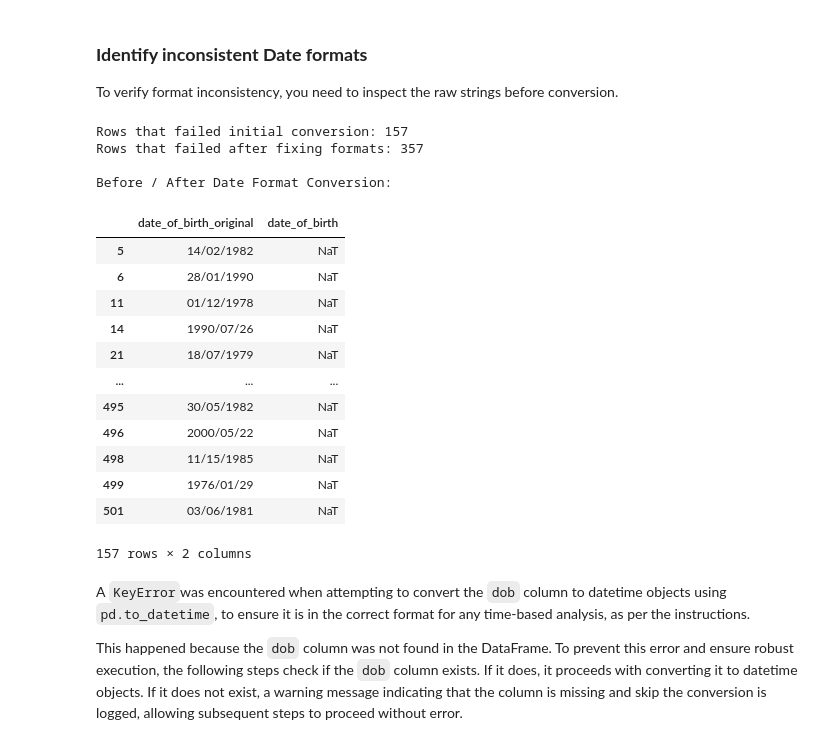
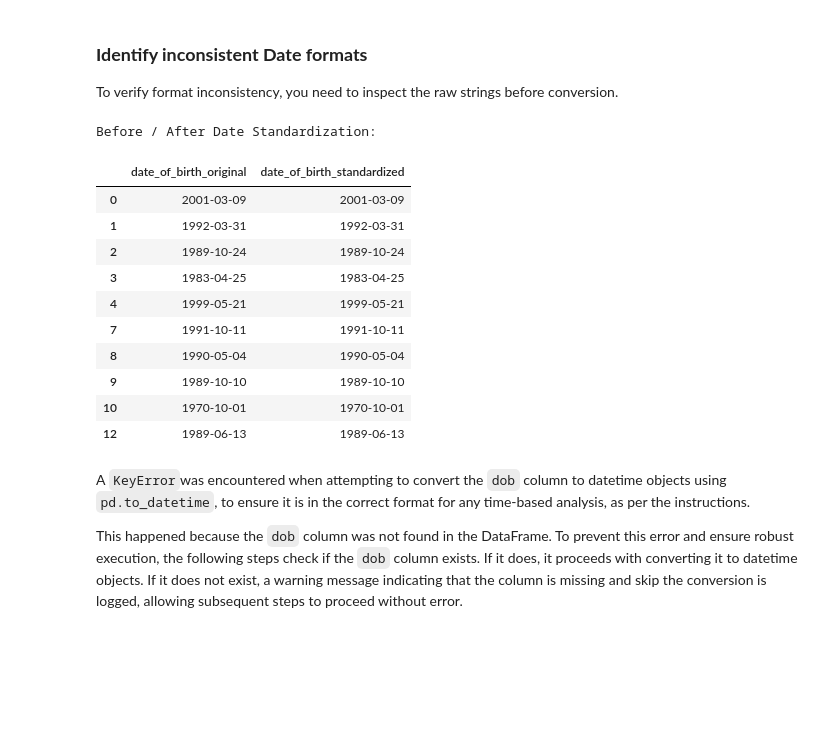
Before and after one commit to JonasKnosp/dego-project-team11-TXC, a Jupyter notebook: notebooks/01-data-quality.ipynb, the cells around one changed output. Saved outputs shown, nothing was run; the diff lists cells and outputs as text; code cells hidden in the pictures; blank space fills up the shorter version.

```diff
--- a/notebooks/01-data-quality.ipynb
+++ b/notebooks/01-data-quality.ipynb
@@ -113,56 +113,38 @@ None
 ### **Identify inconsistent Date formats**
 To verify format inconsistency, you need to inspect the raw strings before conversion.
 # %%
+import pandas as pd
 import numpy as np
-import pandas as pd
 
-# Store original date_of_birth for comparison
+# Keep original for comparison
 df['date_of_birth_original'] = df['date_of_birth']
 
-# --- Inconsistent Date Format Fix ---
-
-# 1. Replace empty strings with NaN
+# Replace empty strings with NaN
 df['date_of_birth'] = df['date_of_birth'].replace('', np.nan)
 
-# 2. Attempt initial conversion (to show issue, optional but useful for documentation)
-initial_conversion = pd.to_datetime(df['date_of_birth'], errors='coerce')
-initial_failed = df[initial_conversion.isna() & df['date_of_birth'].notna()]
+# Parse all dates flexibly (no need for infer_datetime_format)
+df['date_of_birth'] = pd.to_datetime(df['date_of_birth'], errors='coerce', dayfirst=False)
 
-print(f"Rows that failed initial conversion: {len(initial_failed)}")
+# Convert to ISO format (YYYY-MM-DD) as string for presentation
+df['date_of_birth_standardized'] = df['date_of_birth'].dt.strftime('%Y-%m-%d')
 
-# 3. Convert using dayfirst=True to standardize formats
-df['date_of_birth'] = pd.to_datetime(
-    df['date_of_birth'],
-    errors='coerce',
-    dayfirst=True
-)
-
-# 4. Final verification
-final_failed = df[df['date_of_birth'].isna() & df['date_of_birth_original'].notna()]
-print(f"Rows that failed after fixing formats: {len(final_failed)}")
-
-# 5. Create before/after table
-comparison_table = df.loc[initial_failed.index, ['date_of_birth_original', 'date_of_birth']]
-print("\nBefore / After Date Format Conversion:")
-display(comparison_table)
+# Show before / after
+comparison_table = df.loc[df['date_of_birth'].notna(), ['date_of_birth_original', 'date_of_birth_standardized']]
+print("Before / After Date Standardization:")
+display(comparison_table.head(10))
 # %% [output]
-Rows that failed initial conversion: 157
-Rows that failed after fixing formats: 357
-
-Before / After Date Format Conversion:
+Before / After Date Standardization:
-|  | date_of_birth_original | date_of_birth |
-| 5 | 14/02/1982 | NaT |
-| 6 | 28/01/1990 | NaT |
-| 11 | 01/12/1978 | NaT |
-| 14 | 1990/07/26 | NaT |
-| 21 | 18/07/1979 | NaT |
-| ... | ... | ... |
-| 495 | 30/05/1982 | NaT |
-| 496 | 2000/05/22 | NaT |
-| 498 | 11/15/1985 | NaT |
-| 499 | 1976/01/29 | NaT |
-| 501 | 03/06/1981 | NaT |
+|  | date_of_birth_original | date_of_birth_standardized |
+| 0 | 2001-03-09 | 2001-03-09 |
+| 1 | 1992-03-31 | 1992-03-31 |
+| 2 | 1989-10-24 | 1989-10-24 |
+| 3 | 1983-04-25 | 1983-04-25 |
+| 4 | 1999-05-21 | 1999-05-21 |
+| 7 | 1991-10-11 | 1991-10-11 |
+| 8 | 1990-05-04 | 1990-05-04 |
+| 9 | 1989-10-10 | 1989-10-10 |
+| 10 | 1970-10-01 | 1970-10-01 |
+| 12 | 1989-06-13 | 1989-06-13 |
-157 rows × 2 columns
 # %% [markdown]
 A `KeyError`was encountered when attempting to convert the `dob` column to datetime objects using `pd.to_datetime`, to ensure it is in the correct format for any time-based analysis, as per the instructions.
 
```
Also changed, not shown: parts of 13 cells of this notebook.
